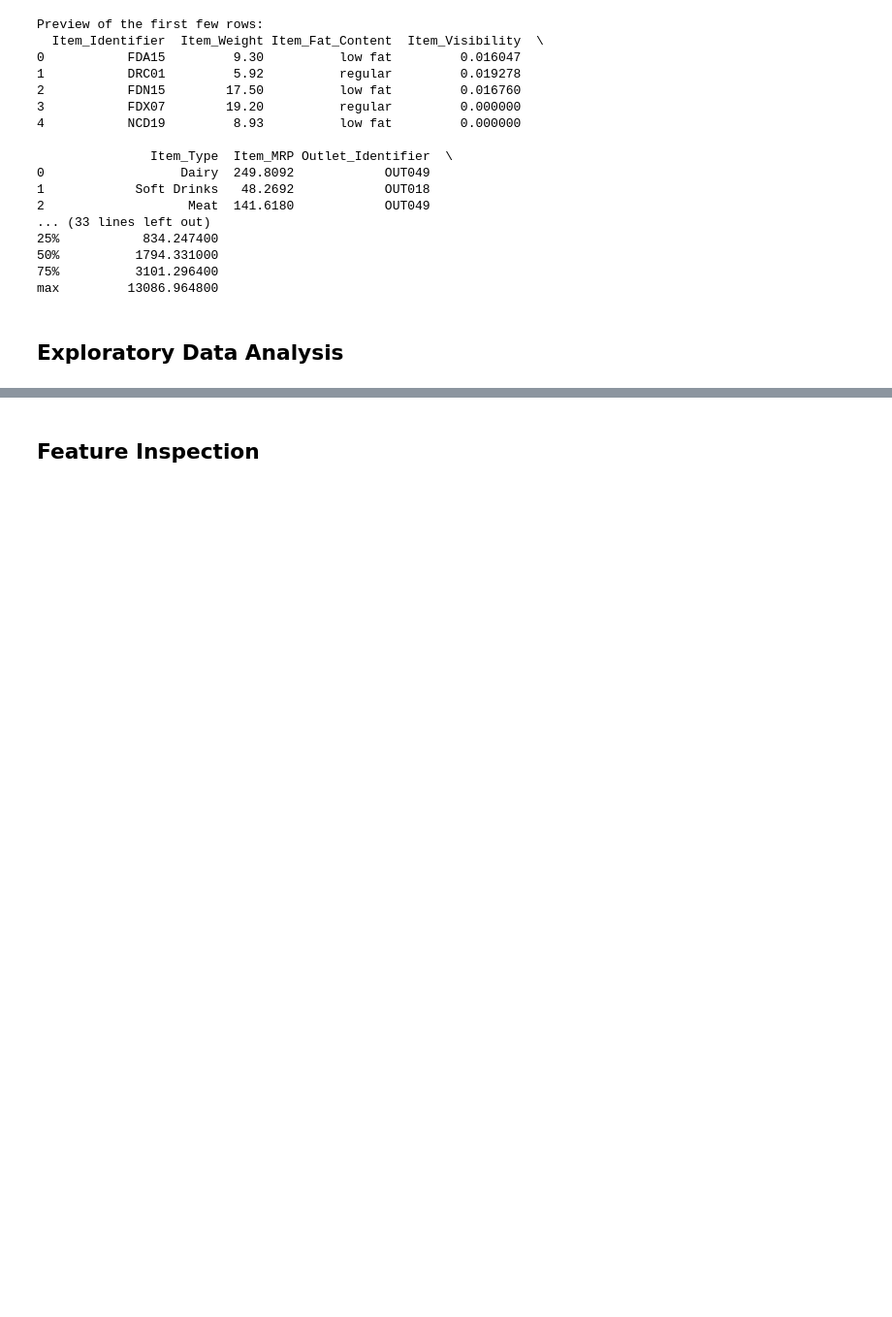
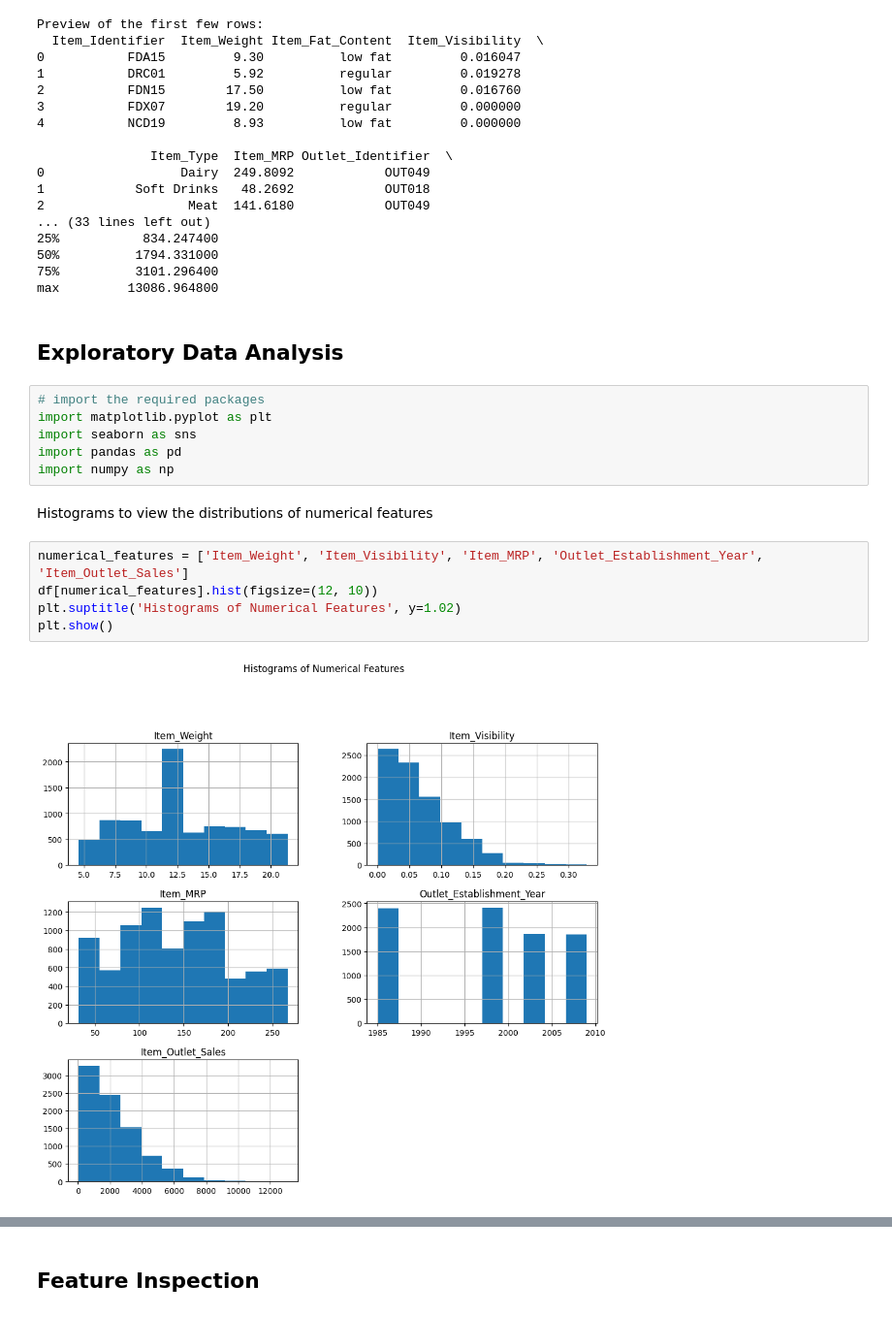
Before and after one commit to Maudhaffer/Project-1, a Jupyter notebook: Project_1.ipynb, the cells around one changed output, grey strips where cells are left out. Shown at 97% size. Cells and saved outputs as stored; diff of their text form; blank space fills up the shorter version.

```diff
--- a/Project_1.ipynb
+++ b/Project_1.ipynb
@@ -146,3 +146,18 @@ Preview of the first few rows:
 max         13086.964800
 # %% [markdown]
 ## Exploratory Data Analysis
+# %%
+# import the required packages
+import matplotlib.pyplot as plt
+import seaborn as sns
+import pandas as pd
+import numpy as np
+# %% [markdown]
+Histograms to view the distributions of numerical features
+# %%
+numerical_features = ['Item_Weight', 'Item_Visibility', 'Item_MRP', 'Outlet_Establishment_Year', 'Item_Outlet_Sales']
+df[numerical_features].hist(figsize=(12, 10))
+plt.suptitle('Histograms of Numerical Features', y=1.02)
+plt.show()
+# %% [output]
+[figure, added]
```
Also changed, not shown: parts of 6 cells of this notebook.
